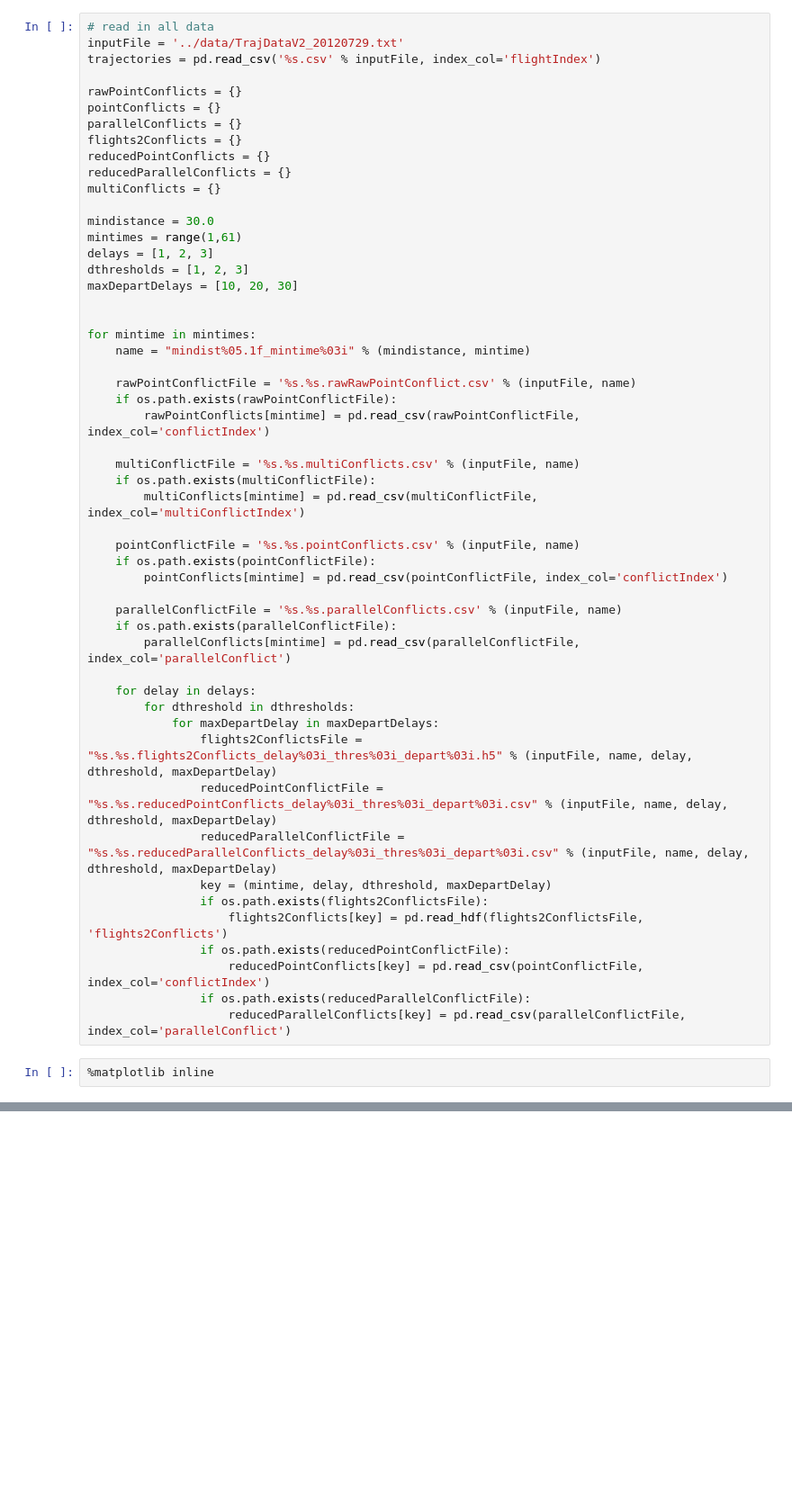
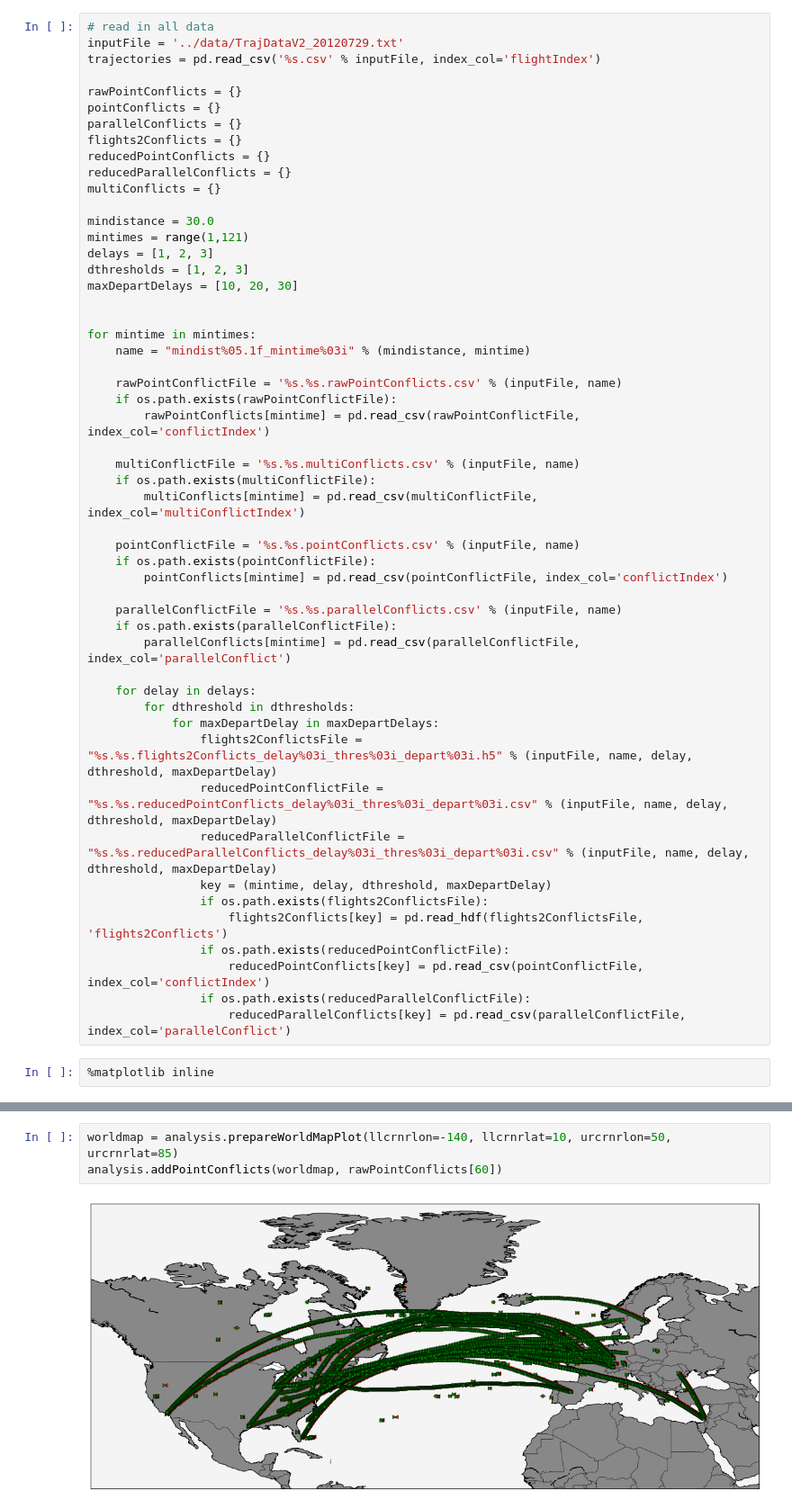
Before and after one commit to ventugithub/QCFATM, a Jupyter notebook: precalculation/analysis/analysis.ipynb, the cells around one changed output, grey strips where cells are left out. Shown at 90% size. Cells and saved outputs as stored; diff of their text form; blank space fills up the shorter version.

```diff
--- a/precalculation/analysis/analysis.ipynb
+++ b/precalculation/analysis/analysis.ipynb
@@ -23,7 +44,7 @@ reducedParallelConflicts = {}
 multiConflicts = {}
 
 mindistance = 30.0
-mintimes = range(1,61)
+mintimes = range(1,121)
 delays = [1, 2, 3]
 dthresholds = [1, 2, 3]
 maxDepartDelays = [10, 20, 30]
@@ -32,7 +53,7 @@ maxDepartDelays = [10, 20, 30]
 for mintime in mintimes:
     name = "mindist%05.1f_mintime%03i" % (mindistance, mintime)
 
-    rawPointConflictFile = '%s.%s.rawRawPointConflict.csv' % (inputFile, name)
+    rawPointConflictFile = '%s.%s.rawPointConflicts.csv' % (inputFile, name)
     if os.path.exists(rawPointConflictFile):
         rawPointConflicts[mintime] = pd.read_csv(rawPointConflictFile, index_col='conflictIndex')
 
@@ -77,0 +141,5 @@ reducedParallelConflicts.keys()
+# %%
+worldmap = analysis.prepareWorldMapPlot(llcrnrlon=-140, llcrnrlat=10, urcrnrlon=50, urcrnrlat=85)
+analysis.addPointConflicts(worldmap, rawPointConflicts[60])
+# %% [output]
+[figure, added]
```
Also changed, not shown: parts of 37 cells of this notebook, 11 other files.
